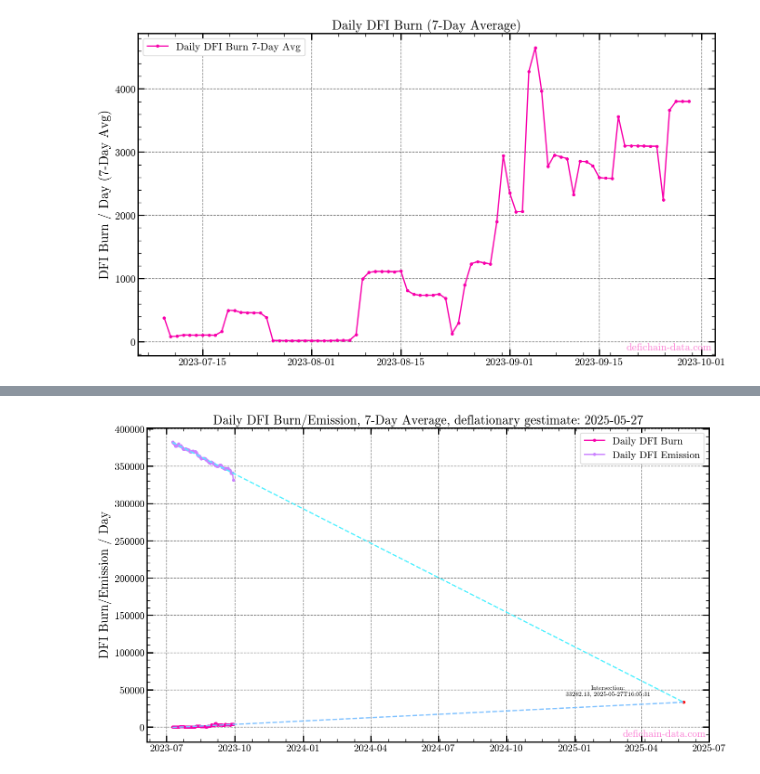
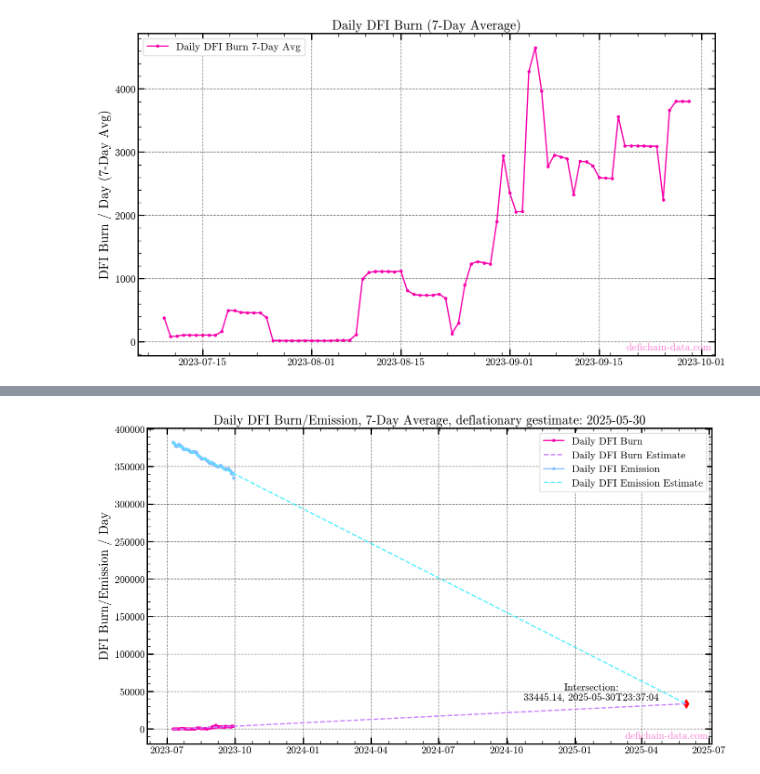
Before and after one commit to MarkusNeusinger/defichain-data-toolkit, a Jupyter notebook: notebooks/daily_dfi_burn_emission.ipynb, the cells around one changed output, grey strips where cells are left out. Cells and saved outputs as stored; diff of their text form; code cells hidden in the pictures.

```diff
--- a/notebooks/daily_dfi_burn_emission.ipynb
+++ b/notebooks/daily_dfi_burn_emission.ipynb
@@ -139,13 +139,5 @@ plt.show()
 # %%
 # Plotting Daily Burn/Emission gestimate
-import numpy as np
-import pandas as pd
-
-fig, axs = plt.subplots()
-
-# Original data
-axs.plot(df['datetime_utc'], df['burn_7day_avg'], marker='o', label='Daily DFI Burn')
-axs.plot(df['datetime_utc'], df['emission_7day_avg'], marker='o', label='Daily DFI Emission')
 
 # Linear fit for burn
 z1 = np.polyfit(pd.to_datetime(df['datetime_utc']).astype('int64'), df['burn_7day_avg'], 1)
@@ -153,39 +145,41 @@ p1 = np.poly1d(z1)
 
 # Linear fit for emission
 z2 = np.polyfit(pd.to_datetime(df['datetime_utc']).astype('int64'), df['emission_7day_avg'], 1)
 p2 = np.poly1d(z2)
 
 # Finding intersection
 intersection_x = np.roots(p1 - p2)[0]
 intersection_date = pd.to_datetime(intersection_x, unit='ns')
 intersection_y = p1(intersection_x)
 
 # Create extended datetime range
 min_date = min(pd.to_datetime(df['datetime_utc']).astype('int64'))
 max_date = max(pd.to_datetime(df['datetime_utc']).astype('int64'))
 extended_range = np.linspace(min_date, max(intersection_x, max_date), 100)
 
-# Plotting extended fit lines
-axs.plot(pd.to_datetime(extended_range, unit='ns'), p1(extended_range), linestyle='--')
-axs.plot(pd.to_datetime(extended_range, unit='ns'), p2(extended_range), linestyle='--')
+# Plot
+fig, axs = plt.subplots()
+
+axs.plot(df['datetime_utc'], df['burn_7day_avg'], marker='o', label='Daily DFI Burn')
+axs.plot(pd.to_datetime(extended_range, unit='ns'), p1(extended_range), linestyle='--', label='Daily DFI Burn Estimate')
+
+axs.plot(df['datetime_utc'], df['emission_7day_avg'], marker='o', label='Daily DFI Emission')
+axs.plot(pd.to_datetime(extended_range, unit='ns'), p2(extended_range), linestyle='--', label='Daily DFI Emission Estimate')
 
 # Marking intersection
-axs.scatter(intersection_date, intersection_y, color='red')
+axs.scatter(intersection_date, intersection_y, color='red', marker='d', s=100)
 axs.annotate(f'Intersection:\n{intersection_y:.2f}, {intersection_date.strftime("%Y-%m-%dT%H:%M:%S")}',
-             (intersection_date, intersection_y),
-             textcoords="offset points",
-             xytext=(-120,10),
-             ha='center')
+             (intersection_date, intersection_y), textcoords="offset points", xytext=(-150,5), ha='center', fontsize=16)
 
 # Remaining plot settings
 axs.set_title(f'Daily DFI Burn/Emission, 7-Day Average, deflationary gestimate: {intersection_date.strftime("%Y-%m-%d")}')
 axs.set_ylabel('DFI Burn/Emission / Day')
 axs.legend()
 
 axs.text(0.92, 0.025, 'defichain-data.com', ha='center', va='center', transform=axs.transAxes,
          fontsize=16, color='#F800AB', alpha=0.5)
 
 plt.savefig('Daily_DFI_Burn_Emission.png')
 plt.show()
 # %% [output]
-[figure, old version]
+[figure, new version]
```
Also changed, not shown: parts of 5 cells of this notebook.
